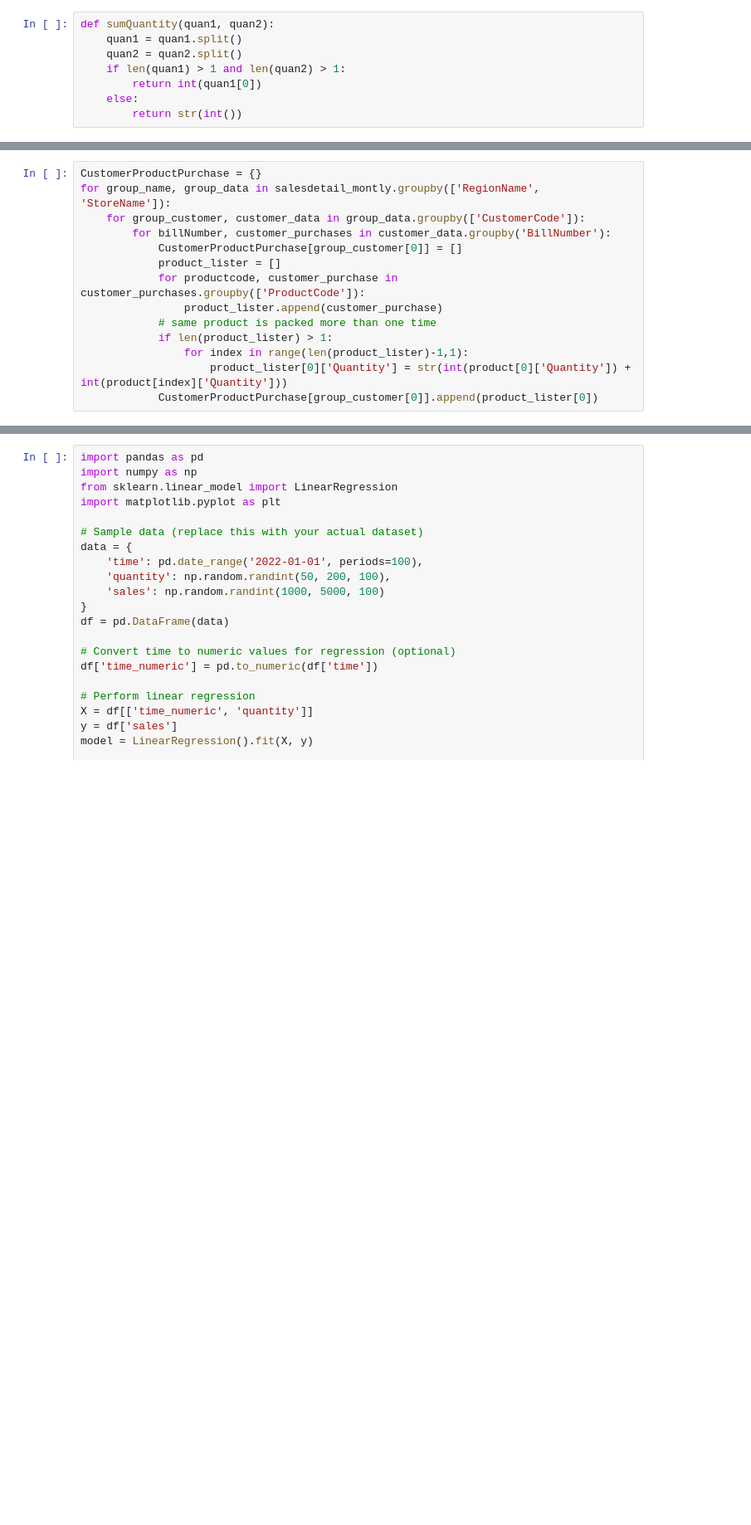
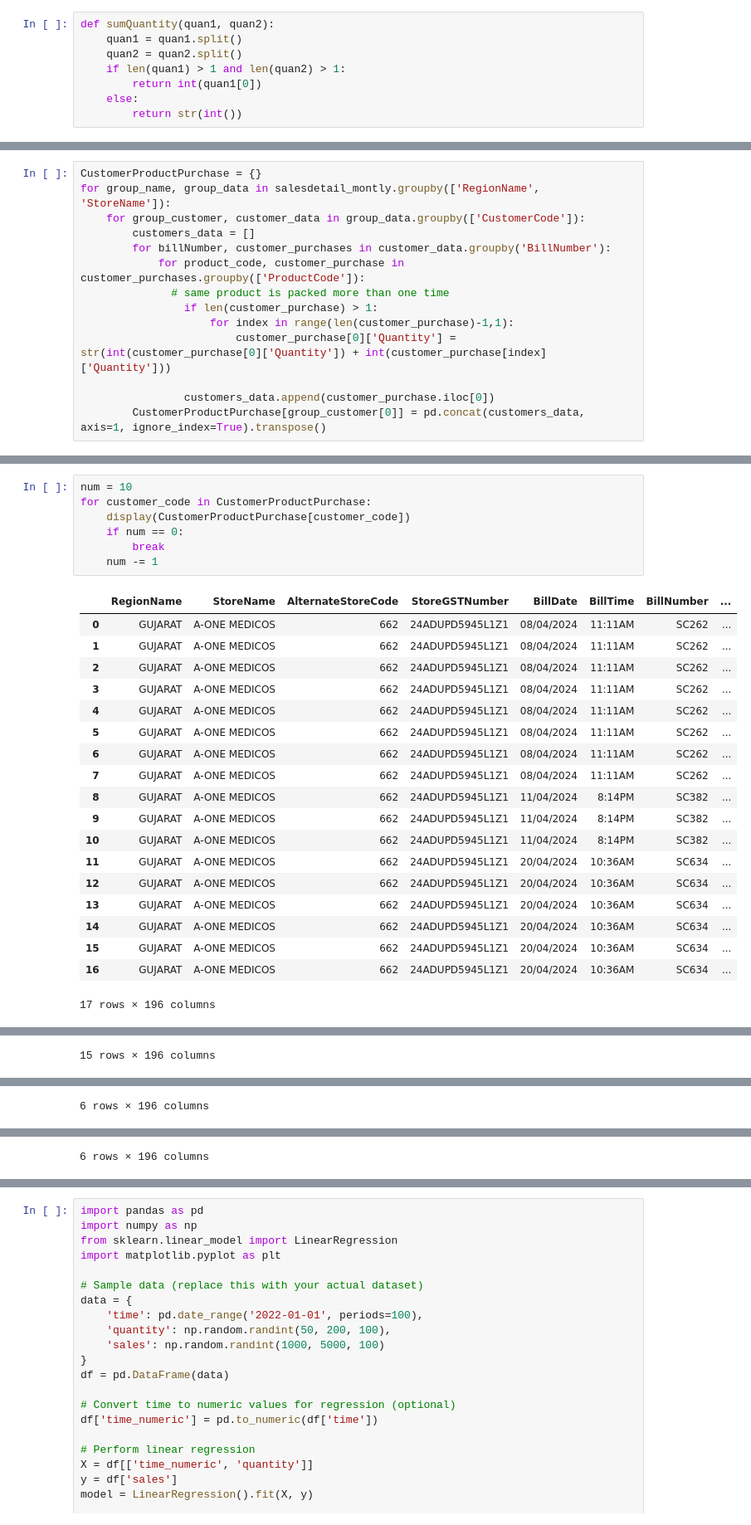
Before and after one commit to kushal-medkart/bookish-octo-fiesta, a Jupyter notebook: DataAnalysis.ipynb, the cells around one changed output, grey strips where cells are left out. Shown at 83% size. Cells and saved outputs as stored; diff of their text form; blank space fills up the shorter version.

```diff
--- a/DataAnalysis.ipynb
+++ b/DataAnalysis.ipynb
@@ -88,13 +95,13 @@ NameError: name 'salesdetail_monthly' is not defined
 CustomerProductPurchase = {}
 for group_name, group_data in salesdetail_montly.groupby(['RegionName', 'StoreName']):
     for group_customer, customer_data in group_data.groupby(['CustomerCode']):
+        customers_data = []
         for billNumber, customer_purchases in customer_data.groupby('BillNumber'):
-            CustomerProductPurchase[group_customer[0]] = []
-            product_lister = []
-            for productcode, customer_purchase in customer_purchases.groupby(['ProductCode']):
-                product_lister.append(customer_purchase)
-            # same product is packed more than one time
-            if len(product_lister) > 1:
-                for index in range(len(product_lister)-1,1):
-                    product_lister[0]['Quantity'] = str(int(product[0]['Quantity']) + int(product[index]['Quantity']))
-            CustomerProductPurchase[group_customer[0]].append(product_lister[0])
+            for product_code, customer_purchase in customer_purchases.groupby(['ProductCode']):
+              # same product is packed more than one time
+                if len(customer_purchase) > 1:
+                    for index in range(len(customer_purchase)-1,1):
+                        customer_purchase[0]['Quantity'] = str(int(customer_purchase[0]['Quantity']) + int(customer_purchase[index]['Quantity']))
+
+                customers_data.append(customer_purchase.iloc[0])
+        CustomerProductPurchase[group_customer[0]] = pd.concat(customers_data, axis=1, ignore_index=True).transpose()
@@ -100,0 +110,27 @@ for group_name, group_data in salesdetail_montly.groupby(['RegionName', 'StoreNa
+# %%
+num = 10
+for customer_code in CustomerProductPurchase:
+    display(CustomerProductPurchase[customer_code])
+    if num == 0:
+        break
+    num -= 1
+# %% [output]
+|  | RegionName | StoreName | AlternateStoreCode | StoreGSTNumber | BillDate | BillTime | BillNumber | ... |
+| 0 | GUJARAT | A-ONE MEDICOS | 662 | 24ADUPD5945L1Z1 | 08/04/2024 | 11:11AM | SC262 | ... |
+| 1 | GUJARAT | A-ONE MEDICOS | 662 | 24ADUPD5945L1Z1 | 08/04/2024 | 11:11AM | SC262 | ... |
+| 2 | GUJARAT | A-ONE MEDICOS | 662 | 24ADUPD5945L1Z1 | 08/04/2024 | 11:11AM | SC262 | ... |
+| 3 | GUJARAT | A-ONE MEDICOS | 662 | 24ADUPD5945L1Z1 | 08/04/2024 | 11:11AM | SC262 | ... |
+| 4 | GUJARAT | A-ONE MEDICOS | 662 | 24ADUPD5945L1Z1 | 08/04/2024 | 11:11AM | SC262 | ... |
+| 5 | GUJARAT | A-ONE MEDICOS | 662 | 24ADUPD5945L1Z1 | 08/04/2024 | 11:11AM | SC262 | ... |
+| 6 | GUJARAT | A-ONE MEDICOS | 662 | 24ADUPD5945L1Z1 | 08/04/2024 | 11:11AM | SC262 | ... |
+| 7 | GUJARAT | A-ONE MEDICOS | 662 | 24ADUPD5945L1Z1 | 08/04/2024 | 11:11AM | SC262 | ... |
+| 8 | GUJARAT | A-ONE MEDICOS | 662 | 24ADUPD5945L1Z1 | 11/04/2024 | 8:14PM | SC382 | ... |
+| 9 | GUJARAT | A-ONE MEDICOS | 662 | 24ADUPD5945L1Z1 | 11/04/2024 | 8:14PM | SC382 | ... |
+| 10 | GUJARAT | A-ONE MEDICOS | 662 | 24ADUPD5945L1Z1 | 11/04/2024 | 8:14PM | SC382 | ... |
+| 11 | GUJARAT | A-ONE MEDICOS | 662 | 24ADUPD5945L1Z1 | 20/04/2024 | 10:36AM | SC634 | ... |
+| 12 | GUJARAT | A-ONE MEDICOS | 662 | 24ADUPD5945L1Z1 | 20/04/2024 | 10:36AM | SC634 | ... |
+| 13 | GUJARAT | A-ONE MEDICOS | 662 | 24ADUPD5945L1Z1 | 20/04/2024 | 10:36AM | SC634 | ... |
+| 14 | GUJARAT | A-ONE MEDICOS | 662 | 24ADUPD5945L1Z1 | 20/04/2024 | 10:36AM | SC634 | ... |
+| 15 | GUJARAT | A-ONE MEDICOS | 662 | 24ADUPD5945L1Z1 | 20/04/2024 | 10:36AM | SC634 | ... |
+| 16 | GUJARAT | A-ONE MEDICOS | 662 | 24ADUPD5945L1Z1 | 20/04/2024 | 10:36AM | SC634 | ... |
+17 rows × 196 columns
@@ -100,0 +153 @@ for group_name, group_data in salesdetail_montly.groupby(['RegionName', 'StoreNa
+15 rows × 196 columns
@@ -100,0 +161 @@ for group_name, group_data in salesdetail_montly.groupby(['RegionName', 'StoreNa
+6 rows × 196 columns
@@ -100,0 +169 @@ for group_name, group_data in salesdetail_montly.groupby(['RegionName', 'StoreNa
+6 rows × 196 columns
```
Also changed, not shown: parts of 8 cells of this notebook.
